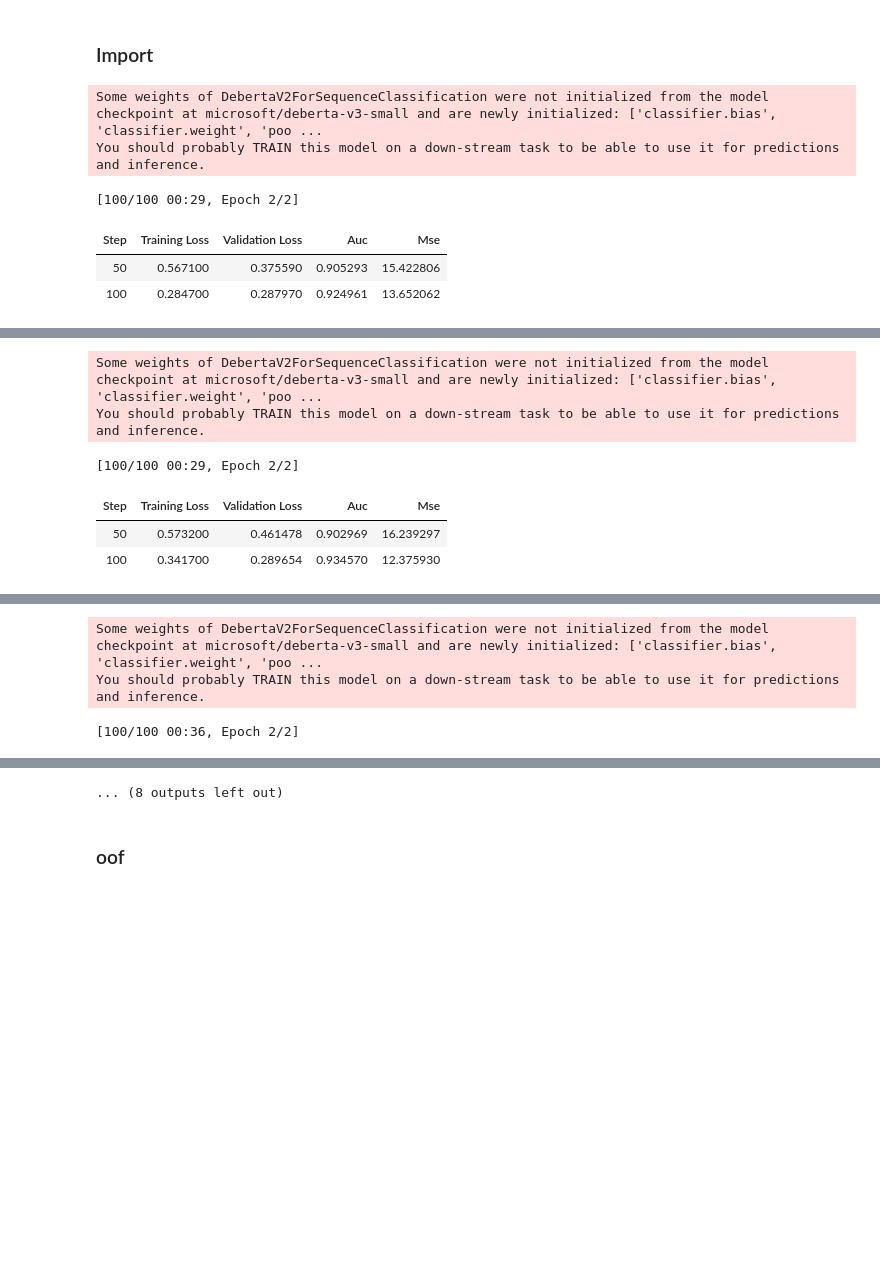
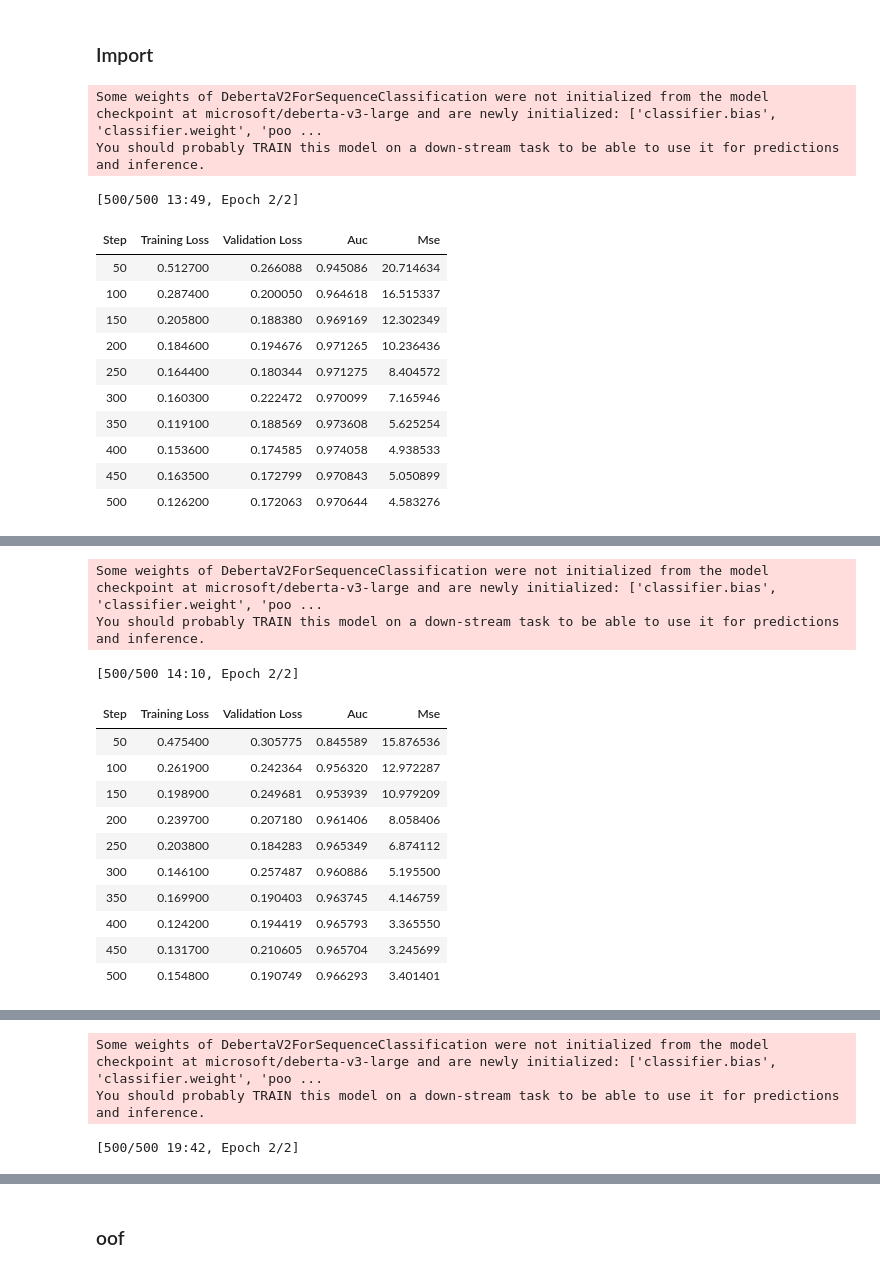
Before and after one commit to yumizu-da/atmaCup17, a Jupyter notebook: exp/006/run.ipynb, the cells around one changed output, grey strips where cells are left out. Saved outputs shown, nothing was run; the diff lists cells and outputs as text; code cells hidden in the pictures; blank space fills up the shorter version.

```diff
--- a/exp/006/run.ipynb
+++ b/exp/006/run.ipynb
@@ -53,7 +54,7 @@ cuda
 # %% [markdown]
 ### Import
 # %%
-debug = True
+debug = False
 
 train_df = pd.read_csv(cfg.data.train_path)
 clothing_df = pd.read_csv(cfg.data.clothing_path)
@@ -76,8 +77,6 @@ train_df["labels"] = train_df[cfg.target].astype(np.int8)
 
 kf = StratifiedKFold(n_splits=5, shuffle=True, random_state=cfg.seed)
 # %%
-from sklearn.metrics import mean_squared_error
-
 def compute_metrics(p):
     """AUCを計算する"""
     preds, labels = p
@@ -118,7 +117,7 @@ class CustomTrainer(Trainer):
         aux_loss = aux_loss_fct(logits[:, 2], ratings.float())
 
         # 総損失 = メイン損失 + 補助損失
-        total_loss = main_loss + 0.001 * aux_loss  # 0.01は補助損失の重み
+        total_loss = main_loss + 0.0001 * aux_loss  # 0.01は補助損失の重み
         # total_loss = main_loss
 
         return (total_loss, outputs) if return_outputs else total_loss
@@ -131,6 +130,9 @@ y_train = train_df[cfg.target]
 oof = np.zeros(len(train_df))
 
 for fold, (train_index, valid_index) in enumerate(kf.split(train_df, y_train)):
+
+    if fold <= 1:
+        continue
 
     ds_train = Dataset.from_pandas(train_df.iloc[train_index][['prompt', 'labels', "Rating"]].copy())
     ds_eval = Dataset.from_pandas(train_df.iloc[valid_index][['prompt', 'labels', "Rating"]].copy())
@@ -166,46 +168,62 @@ for fold, (train_index, valid_index) in enumerate(kf.split(train_df, y_train)):
         metric_for_best_model=cfg.bert.params.metric,  # 最良のモデルを選択するメトリック
         greater_is_better=True,  # 最良のモデルを選択する際に、metric_for_best_modelが大きいほど良いかどうか
         warmup_ratio=0.1,  # warmupの割合. [0.0, 0.1, 0.01]のどれかを使うのが一般的
         weight_decay=cfg.bert.params.weight_decay,  # 重み減衰の割合. 0.01が一般的. もしくは0.0
         seed=cfg.seed,
         data_seed=cfg.seed,
         label_names=["labels", "Rating"],  # ラベルのカラム名
     )
 
     trainer = CustomTrainer(
         model=model,
         args=train_args,
         train_dataset=ds_train,
         eval_dataset=ds_eval,
         data_collator=DataCollatorWithPadding(tokenizer),
         tokenizer=tokenizer,
         compute_metrics=compute_metrics,
     )
 
     trainer.train()
 
     final_output_dir = f"{cfg.data.results_dir}/fold{fold}/final"
     trainer.save_model(final_output_dir)
     tokenizer.save_pretrained(final_output_dir)
 
     pred = torch.softmax(torch.tensor(trainer.predict(ds_eval).predictions)[:, :2], dim=1).numpy()
     oof[valid_index] = pred[:, 1]
 # %% [output]
-Some weights of DebertaV2ForSequenceClassification were not initialized from the model checkpoint at microsoft/deberta-v3-small and are newly initialized: ['classifier.bias', 'classifier.weight', 'poo ...
+Some weights of DebertaV2ForSequenceClassification were not initialized from the model checkpoint at microsoft/deberta-v3-large and are newly initialized: ['classifier.bias', 'classifier.weight', 'poo ...
 You should probably TRAIN this model on a down-stream task to be able to use it for predictions and inference.
-[100/100 00:29, Epoch 2/2]
+[500/500 13:49, Epoch 2/2]
 | Step | Training Loss | Validation Loss | Auc | Mse |
-| 50 | 0.567100 | 0.375590 | 0.905293 | 15.422806 |
-| 100 | 0.284700 | 0.287970 | 0.924961 | 13.652062 |
+| 50 | 0.512700 | 0.266088 | 0.945086 | 20.714634 |
+| 100 | 0.287400 | 0.200050 | 0.964618 | 16.515337 |
+| 150 | 0.205800 | 0.188380 | 0.969169 | 12.302349 |
+| 200 | 0.184600 | 0.194676 | 0.971265 | 10.236436 |
+| 250 | 0.164400 | 0.180344 | 0.971275 | 8.404572 |
+| 300 | 0.160300 | 0.222472 | 0.970099 | 7.165946 |
+| 350 | 0.119100 | 0.188569 | 0.973608 | 5.625254 |
+| 400 | 0.153600 | 0.174585 | 0.974058 | 4.938533 |
+| 450 | 0.163500 | 0.172799 | 0.970843 | 5.050899 |
+| 500 | 0.126200 | 0.172063 | 0.970644 | 4.583276 |
 [interactive output not drawn]
-Some weights of DebertaV2ForSequenceClassification were not initialized from the model checkpoint at microsoft/deberta-v3-small and are newly initialized: ['classifier.bias', 'classifier.weight', 'poo ...
+Some weights of DebertaV2ForSequenceClassification were not initialized from the model checkpoint at microsoft/deberta-v3-large and are newly initialized: ['classifier.bias', 'classifier.weight', 'poo ...
 You should probably TRAIN this model on a down-stream task to be able to use it for predictions and inference.
-[100/100 00:29, Epoch 2/2]
+[500/500 14:10, Epoch 2/2]
 | Step | Training Loss | Validation Loss | Auc | Mse |
-| 50 | 0.573200 | 0.461478 | 0.902969 | 16.239297 |
-| 100 | 0.341700 | 0.289654 | 0.934570 | 12.375930 |
+| 50 | 0.475400 | 0.305775 | 0.845589 | 15.876536 |
+| 100 | 0.261900 | 0.242364 | 0.956320 | 12.972287 |
+| 150 | 0.198900 | 0.249681 | 0.953939 | 10.979209 |
+| 200 | 0.239700 | 0.207180 | 0.961406 | 8.058406 |
+| 250 | 0.203800 | 0.184283 | 0.965349 | 6.874112 |
+| 300 | 0.146100 | 0.257487 | 0.960886 | 5.195500 |
+| 350 | 0.169900 | 0.190403 | 0.963745 | 4.146759 |
+| 400 | 0.124200 | 0.194419 | 0.965793 | 3.365550 |
+| 450 | 0.131700 | 0.210605 | 0.965704 | 3.245699 |
+| 500 | 0.154800 | 0.190749 | 0.966293 | 3.401401 |
 [interactive output not drawn]
-Some weights of DebertaV2ForSequenceClassification were not initialized from the model checkpoint at microsoft/deberta-v3-small and are newly initialized: ['classifier.bias', 'classifier.weight', 'poo ...
+Some weights of DebertaV2ForSequenceClassification were not initialized from the model checkpoint at microsoft/deberta-v3-large and are newly initialized: ['classifier.bias', 'classifier.weight', 'poo ...
 You should probably TRAIN this model on a down-stream task to be able to use it for predictions and inference.
-[100/100 00:36, Epoch 2/2]
+[500/500 19:42, Epoch 2/2]
 | Step | Training Loss | Validation Loss | Auc | Mse |
@@ -214,5 +240,4 @@ You should probably TRAIN this model on a down-stream task to be able to use it
 [interactive output not drawn]
-... (8 outputs left out)
 # %% [markdown]
 ### oof
 # %%
```
Also changed, not shown: parts of 4 cells of this notebook, 3 other files.
